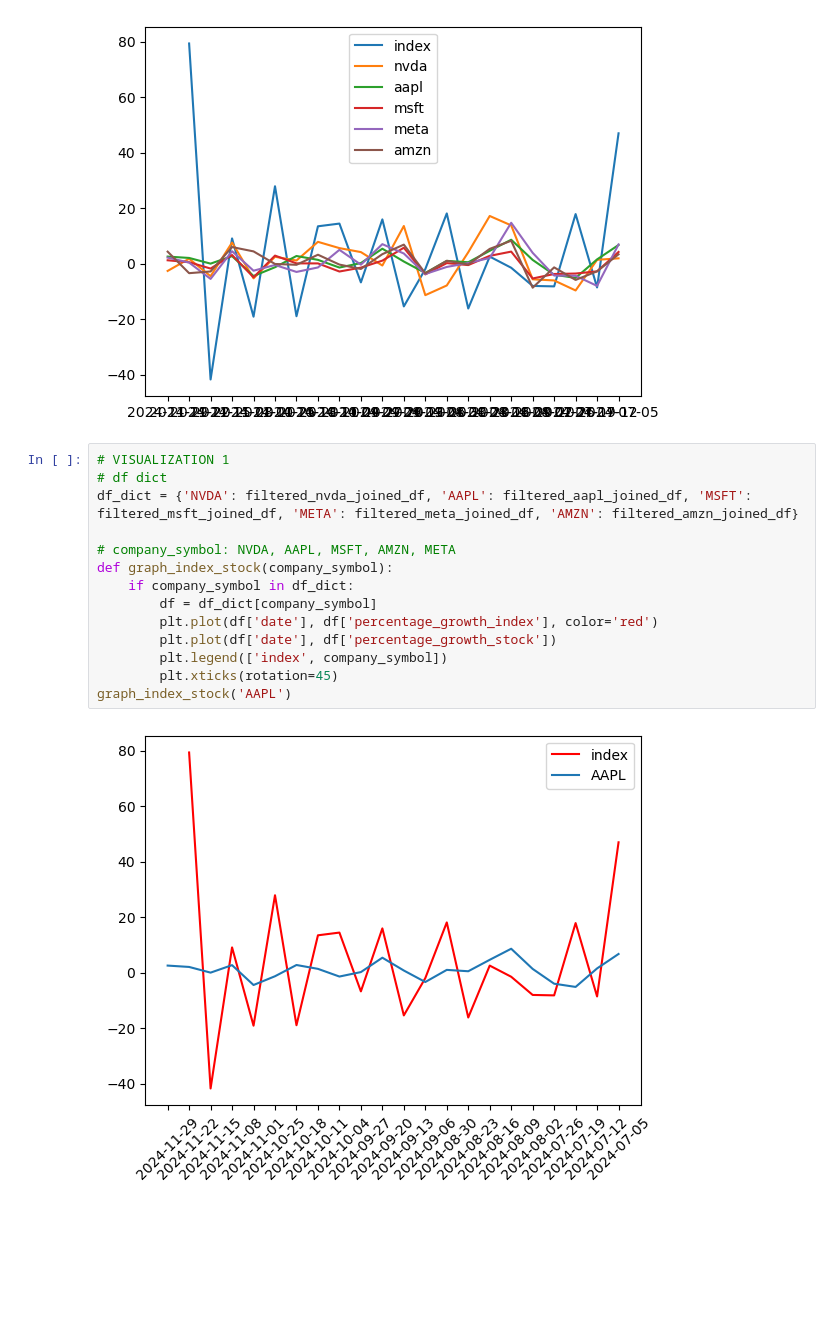
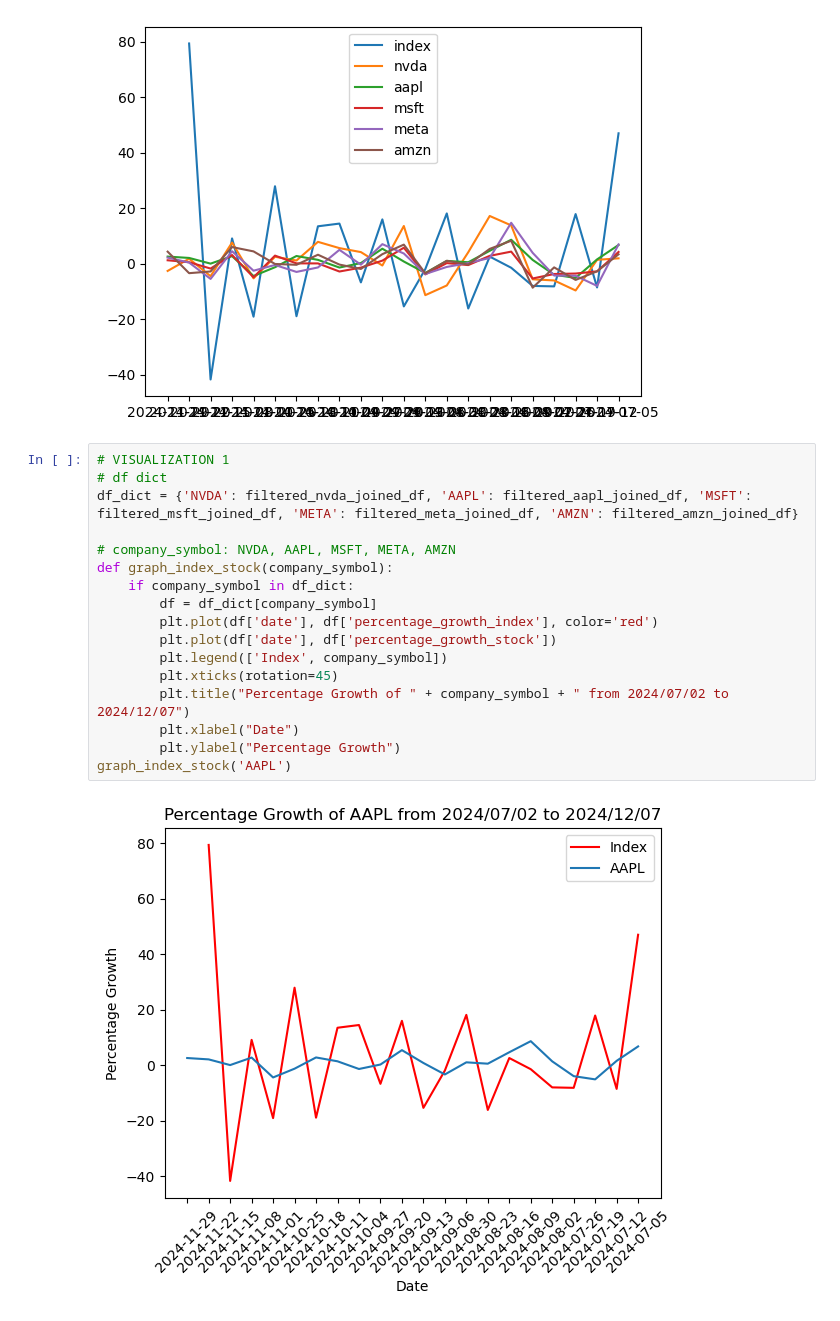
Before and after one commit to nicklo0531/si206_final_project, a Jupyter notebook: FINAL/visualization.ipynb, the cells around one changed output. Drawn from its saved outputs; the diff is of its cells as text; blank space fills up the shorter version.

```diff
--- a/FINAL/visualization.ipynb
+++ b/FINAL/visualization.ipynb
@@ -126,16 +125,19 @@ plt.legend(['index', 'nvda', 'aapl', 'msft', 'meta', 'amzn'])
 # %%
 # VISUALIZATION 1
 # df dict
 df_dict = {'NVDA': filtered_nvda_joined_df, 'AAPL': filtered_aapl_joined_df, 'MSFT': filtered_msft_joined_df, 'META': filtered_meta_joined_df, 'AMZN': filtered_amzn_joined_df}
 
-# company_symbol: NVDA, AAPL, MSFT, AMZN, META
+# company_symbol: NVDA, AAPL, MSFT, META, AMZN
 def graph_index_stock(company_symbol):
     if company_symbol in df_dict:
         df = df_dict[company_symbol]
         plt.plot(df['date'], df['percentage_growth_index'], color='red')
         plt.plot(df['date'], df['percentage_growth_stock'])
-        plt.legend(['index', company_symbol])
+        plt.legend(['Index', company_symbol])
         plt.xticks(rotation=45)
+        plt.title("Percentage Growth of " + company_symbol + " from 2024/07/02 to 2024/12/07")
+        plt.xlabel("Date")
+        plt.ylabel("Percentage Growth")
 graph_index_stock('AAPL')
 # %% [output]
-[figure, old version]
+[figure, new version]
```
Also changed, not shown: parts of 5 cells of this notebook.
